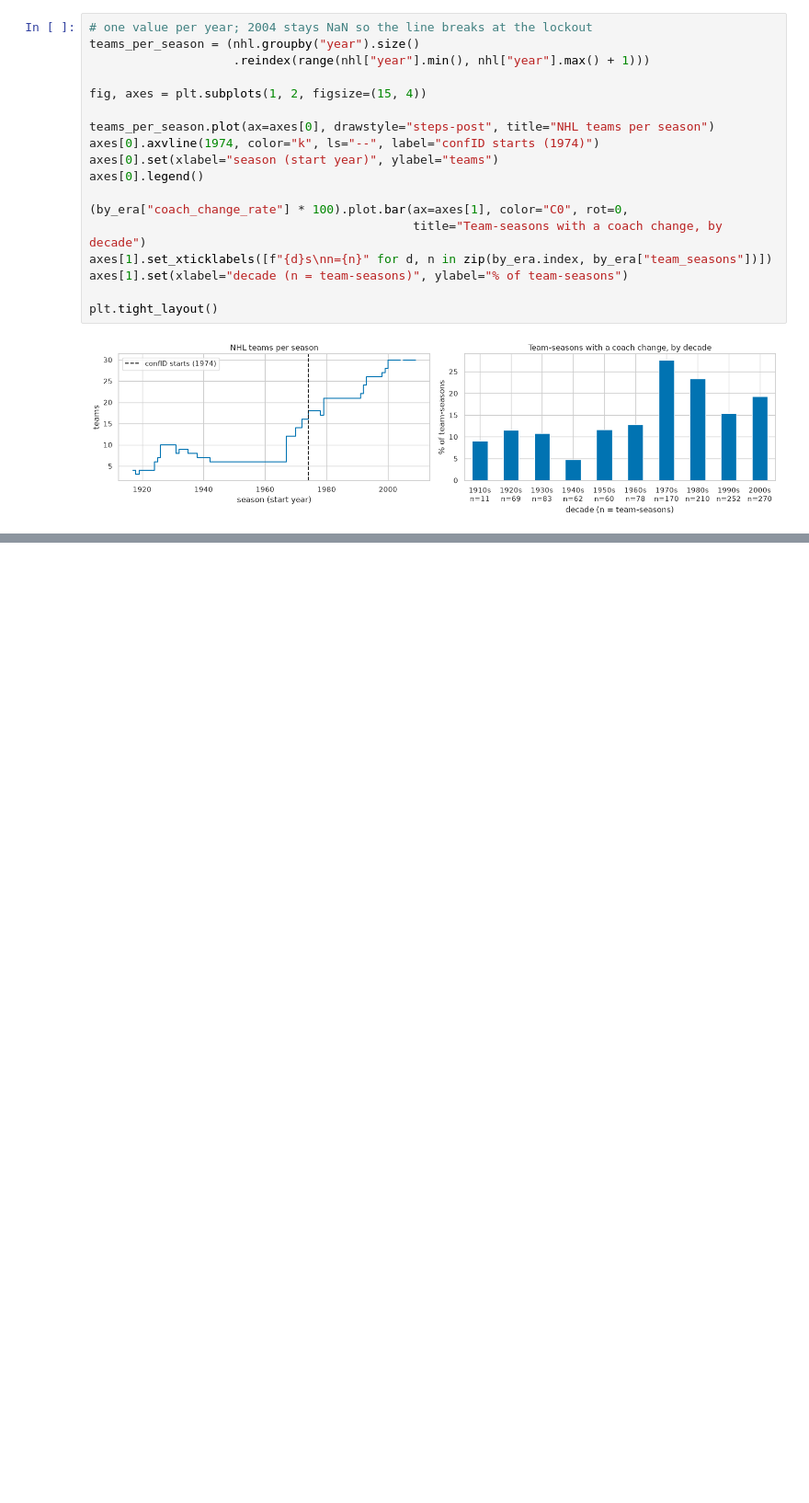
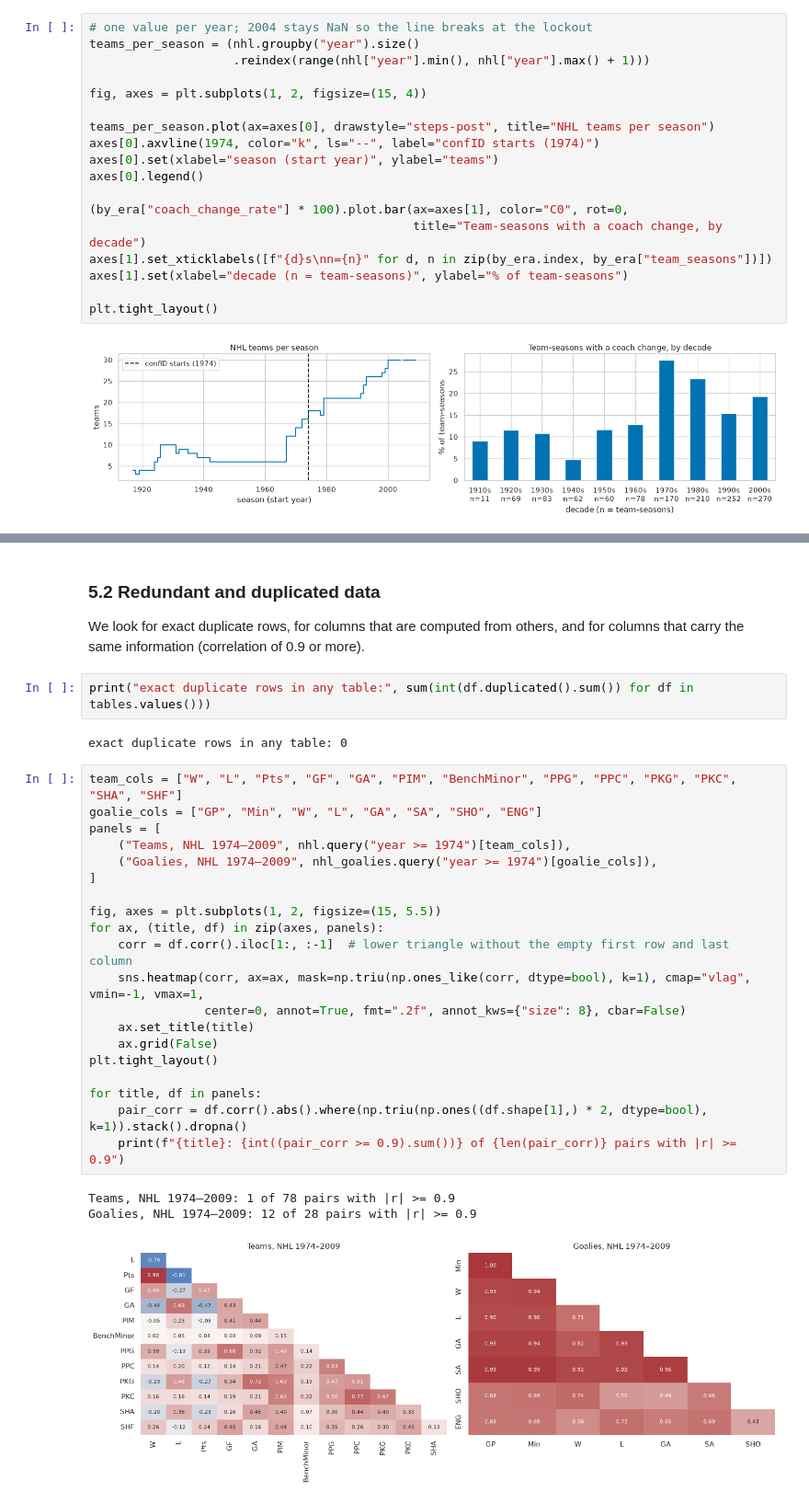
Before and after one commit to b3lchior/feup-ac, a Jupyter notebook: 01_eda.ipynb, the cells around one changed output, grey strips where cells are left out. Shown at 92% size. Cells and saved outputs as stored; diff of their text form; blank space fills up the shorter version.

```diff
--- a/01_eda.ipynb
+++ b/01_eda.ipynb
@@ -336,0 +487,32 @@ Scope decision:
+# %% [markdown]
+### 5.2 Redundant and duplicated data
+
+We look for exact duplicate rows, for columns that are computed from others, and for columns that carry the same information (correlation of 0.9 or more).
+# %%
+print("exact duplicate rows in any table:", sum(int(df.duplicated().sum()) for df in tables.values()))
+# %% [output]
+exact duplicate rows in any table: 0
+# %%
+team_cols = ["W", "L", "Pts", "GF", "GA", "PIM", "BenchMinor", "PPG", "PPC", "PKG", "PKC", "SHA", "SHF"]
+goalie_cols = ["GP", "Min", "W", "L", "GA", "SA", "SHO", "ENG"]
+panels = [
+    ("Teams, NHL 1974–2009", nhl.query("year >= 1974")[team_cols]),
+    ("Goalies, NHL 1974–2009", nhl_goalies.query("year >= 1974")[goalie_cols]),
+]
+
+fig, axes = plt.subplots(1, 2, figsize=(15, 5.5))
+for ax, (title, df) in zip(axes, panels):
+    corr = df.corr().iloc[1:, :-1]  # lower triangle without the empty first row and last column
+    sns.heatmap(corr, ax=ax, mask=np.triu(np.ones_like(corr, dtype=bool), k=1), cmap="vlag", vmin=-1, vmax=1,
+                center=0, annot=True, fmt=".2f", annot_kws={"size": 8}, cbar=False)
+    ax.set_title(title)
+    ax.grid(False)
+plt.tight_layout()
+
+for title, df in panels:
+    pair_corr = df.corr().abs().where(np.triu(np.ones((df.shape[1],) * 2, dtype=bool), k=1)).stack().dropna()
+    print(f"{title}: {int((pair_corr >= 0.9).sum())} of {len(pair_corr)} pairs with |r| >= 0.9")
+# %% [output]
+Teams, NHL 1974–2009: 1 of 78 pairs with |r| >= 0.9
+Goalies, NHL 1974–2009: 12 of 28 pairs with |r| >= 0.9
+[figure, added]
```
Also changed, not shown: parts of 52 cells of this notebook.
